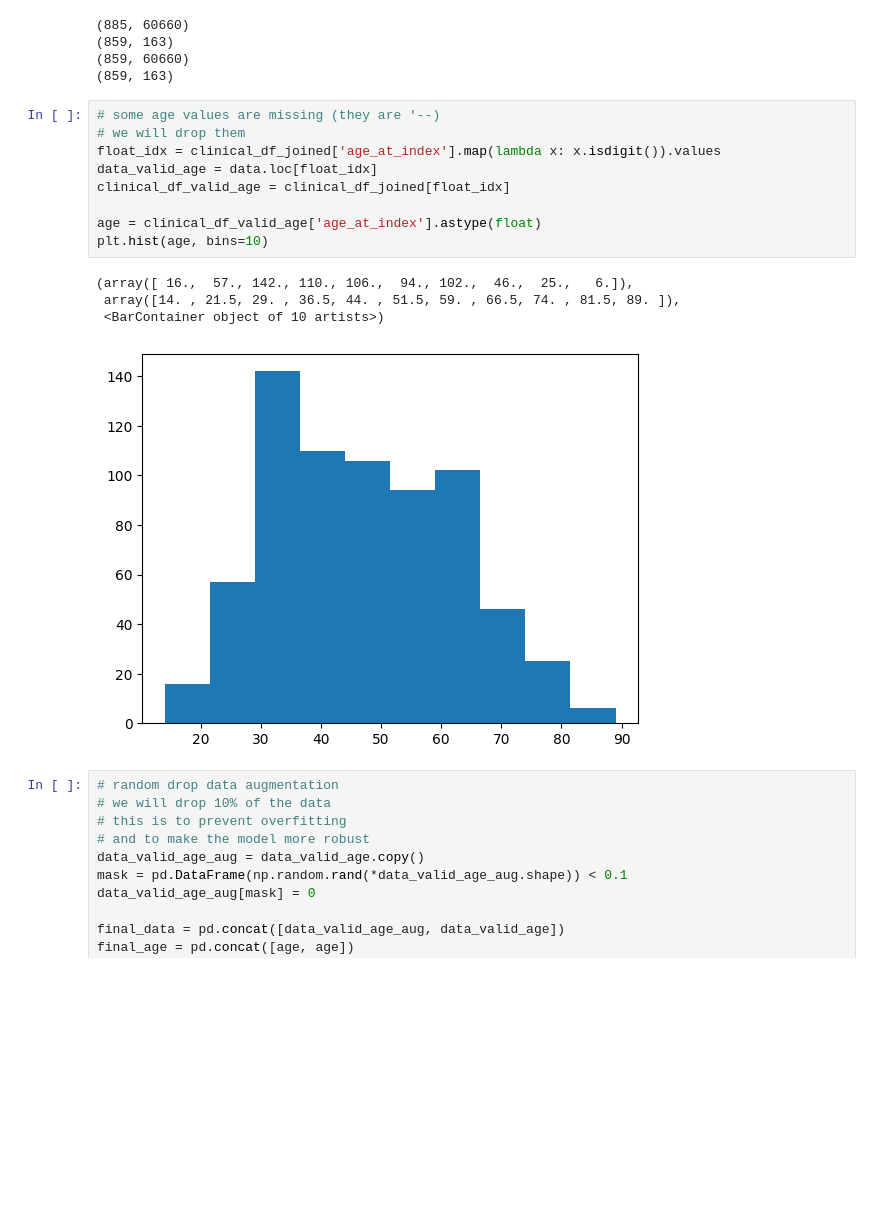
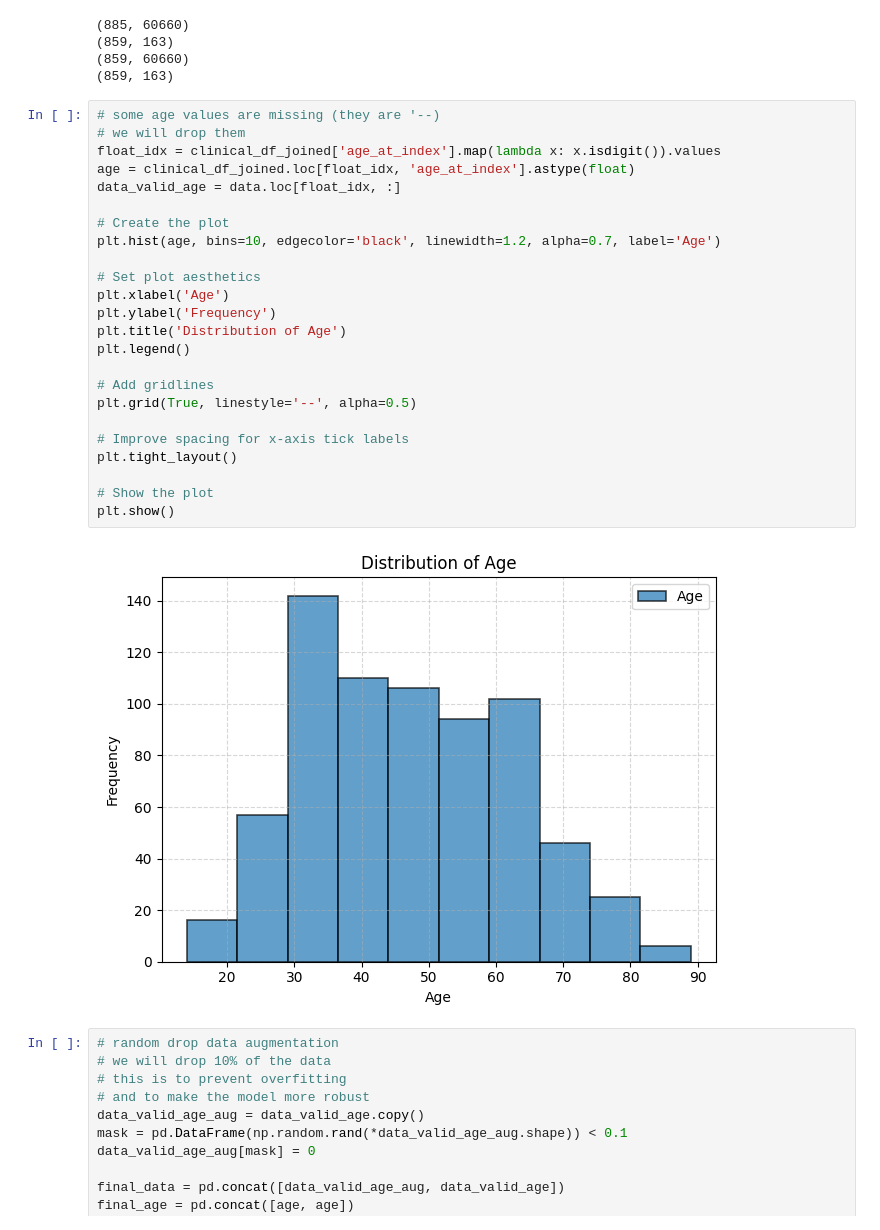
Before and after one commit to igorperic17/gene-expression-age-prediction, a Jupyter notebook: xgboost_age.ipynb, the cells around one changed output. Cells and saved outputs as stored; diff of their text form; blank space fills up the shorter version.

Commit message:
Fixed some graphs

```diff
--- a/xgboost_age.ipynb
+++ b/xgboost_age.ipynb
@@ -240,17 +222,29 @@ print(clinical_df_joined.shape)
 # %%
 # some age values are missing (they are '--)
 # we will drop them
 float_idx = clinical_df_joined['age_at_index'].map(lambda x: x.isdigit()).values
-data_valid_age = data.loc[float_idx]
-clinical_df_valid_age = clinical_df_joined[float_idx]
+age = clinical_df_joined.loc[float_idx, 'age_at_index'].astype(float)
+data_valid_age = data.loc[float_idx, :]
 
-age = clinical_df_valid_age['age_at_index'].astype(float)
-plt.hist(age, bins=10)
+# Create the plot
+plt.hist(age, bins=10, edgecolor='black', linewidth=1.2, alpha=0.7, label='Age')
+
+# Set plot aesthetics
+plt.xlabel('Age')
+plt.ylabel('Frequency')
+plt.title('Distribution of Age')
+plt.legend()
+
+# Add gridlines
+plt.grid(True, linestyle='--', alpha=0.5)
+
+# Improve spacing for x-axis tick labels
+plt.tight_layout()
+
+# Show the plot
+plt.show()
 # %% [output]
-(array([ 16.,  57., 142., 110., 106.,  94., 102.,  46.,  25.,   6.]),
- array([14. , 21.5, 29. , 36.5, 44. , 51.5, 59. , 66.5, 74. , 81.5, 89. ]),
- <BarContainer object of 10 artists>)
-[figure, old version]
+[figure, new version]
 # %%
 # random drop data augmentation
 # we will drop 10% of the data
```
Also changed, not shown: parts of 5 cells of this notebook.
